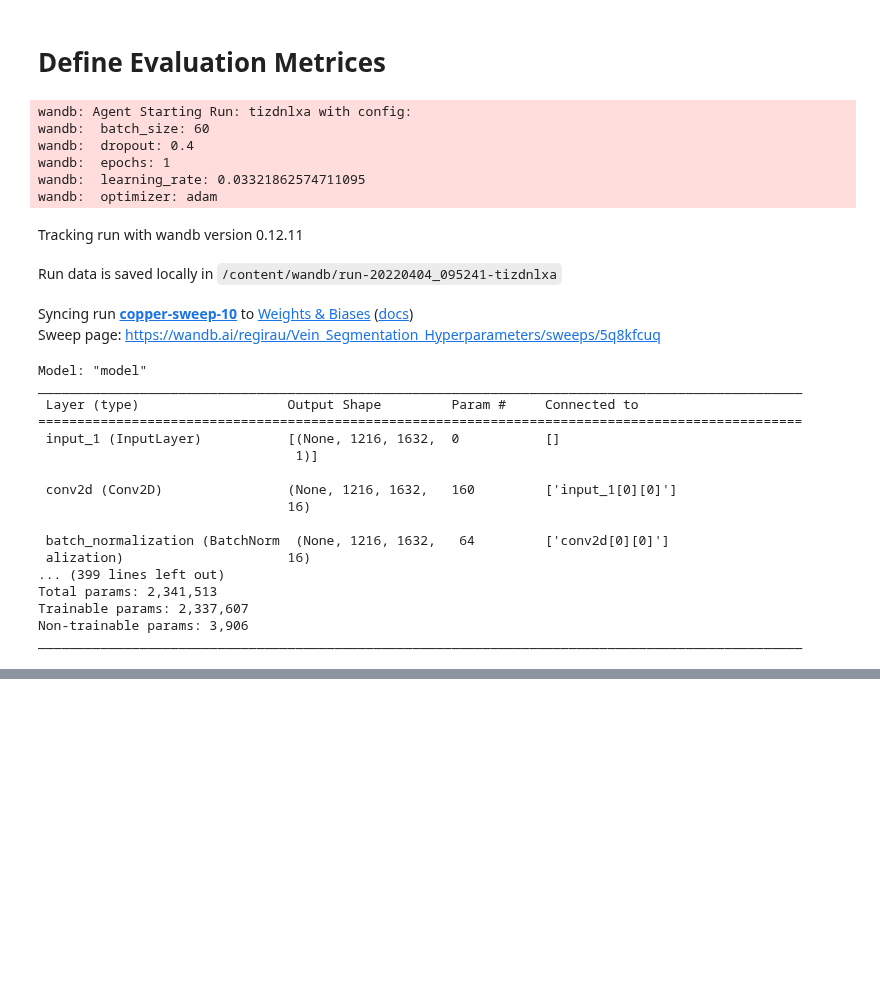
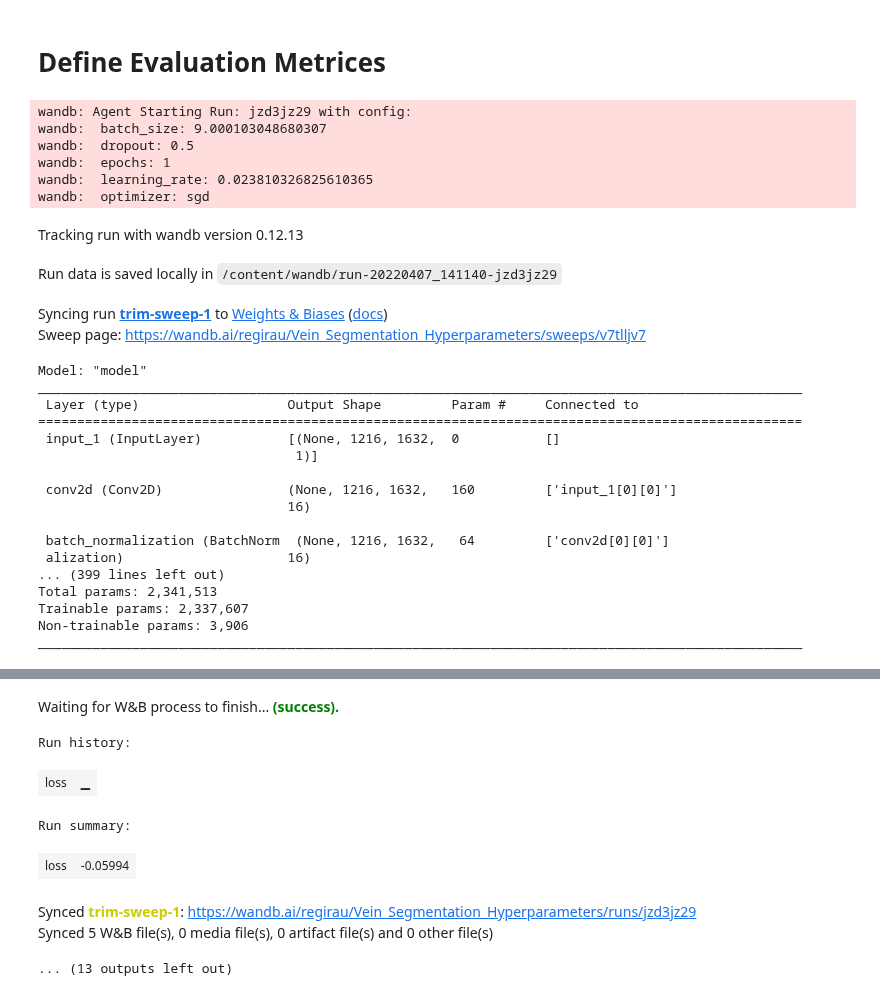
Before and after one commit to RegiRau/Vein_Segmentation, a Jupyter notebook: Hyperparameters_Sweeps.ipynb, the cells around one changed output, grey strips where cells are left out. Cells and saved outputs as stored; diff of their text form; code cells hidden in the pictures; blank space fills up the shorter version.

```diff
--- a/Hyperparameters_Sweeps.ipynb
+++ b/Hyperparameters_Sweeps.ipynb
@@ -163 +124,31 @@ IMG_WIDTH = SIZE_X
+# %%
+Vein_Dataset.shuffle(buffer_size = 1000)
+
+Dataset_Size = 900
+
+train_size = int(0.7 * Dataset_Size)
+val_size = int(0.15 * Dataset_Size)
+test_size = int(0.15 * Dataset_Size)
+
+train_dataset = Vein_Dataset.take(train_size)
+test_dataset = Vein_Dataset.skip(train_size)
+val_dataset = test_dataset.skip(test_size)
+test_dataset = test_dataset.take(test_size)
+# %%
+import tensorflow as tf
+
+def loader():
+  Vein_Dataset.shuffle(buffer_size = 1000)
+  Dataset_Size = 900
+
+  train_size = int(0.7 * Dataset_Size)
+  val_size = int(0.15 * Dataset_Size)
+  test_size = int(0.15 * Dataset_Size)
+
+  train_dataset = Vein_Dataset.take(train_size)
+  test_dataset = Vein_Dataset.skip(train_size)
+  val_dataset = test_dataset.skip(test_size)
+  test_dataset = test_dataset.take(test_size)
+
+  return train_dataset, val_dataset
 # %%
@@ -348,6 +339,7 @@ def build_optimizer(optim, learning_rate):
     return optimizer
 # %%
 from tensorflow.keras.optimizers import Adam
+import numpy as np
 
 def train(config=None):
     # Initialize a new wandb run
@@ -367,26 +359,30 @@ def train(config=None):
         model = attentionunet(input_shape, config.dropout)
         model.compile(optimizer = build_optimizer(config.optimizer, config.learning_rate), loss= IoU_loss, metrics= ['accuracy', IoU_coef])
 
+        train_dataset, val_dataset = loader()
 
-        history = model.fit(x_train, y_train,
+        history = model.fit(train_dataset,
                             epochs = config.epochs,
                             batch_size = config.batch_size,
                             verbose=1,
-                            validation_data=(x_val, y_val),
-                            )
+                            validation_data=val_dataset)
+
+        loss = np.array(history.history['loss'])
+        avg_loss = np.mean(loss)
+        wandb.log({"loss" : avg_loss})
 # %%
-wandb.agent(sweep_id, train, count=5)
+wandb.agent(sweep_id, train, count=2)
 # %% [output]
-wandb: Agent Starting Run: tizdnlxa with config:
-wandb:  batch_size: 60
-wandb:  dropout: 0.4
+wandb: Agent Starting Run: jzd3jz29 with config:
+wandb:  batch_size: 9.000103048680307
+wandb:  dropout: 0.5
 wandb:  epochs: 1
-wandb:  learning_rate: 0.03321862574711095
-wandb:  optimizer: adam
+wandb:  learning_rate: 0.023810326825610365
+wandb:  optimizer: sgd
-Tracking run with wandb version 0.12.11
+Tracking run with wandb version 0.12.13
-Run data is saved locally in /content/wandb/run-20220404_095241-tizdnlxa
+Run data is saved locally in /content/wandb/run-20220407_141140-jzd3jz29
-Syncing run copper-sweep-10 to Weights & Biases (docs)
-Sweep page: https://wandb.ai/regirau/Vein_Segmentation_Hyperparameters/sweeps/5q8kfcuq
+Syncing run trim-sweep-1 to Weights & Biases (docs)
+Sweep page: https://wandb.ai/regirau/Vein_Segmentation_Hyperparameters/sweeps/v7tlljv7
 Model: "model"
 __________________________________________________________________________________________________
  Layer (type)                   Output Shape         Param #     Connected to
@@ -406,0 +404,8 @@ ________________________________________________________________________________
+Waiting for W&B process to finish... (success).
+Run history:
+| loss | ▁ |
+Run summary:
+| loss | -0.05994 |
+Synced trim-sweep-1: https://wandb.ai/regirau/Vein_Segmentation_Hyperparameters/runs/jzd3jz29
+Synced 5 W&B file(s), 0 media file(s), 0 artifact file(s) and 0 other file(s)
+... (13 outputs left out)
```
Also changed, not shown: parts of 11 cells of this notebook.
